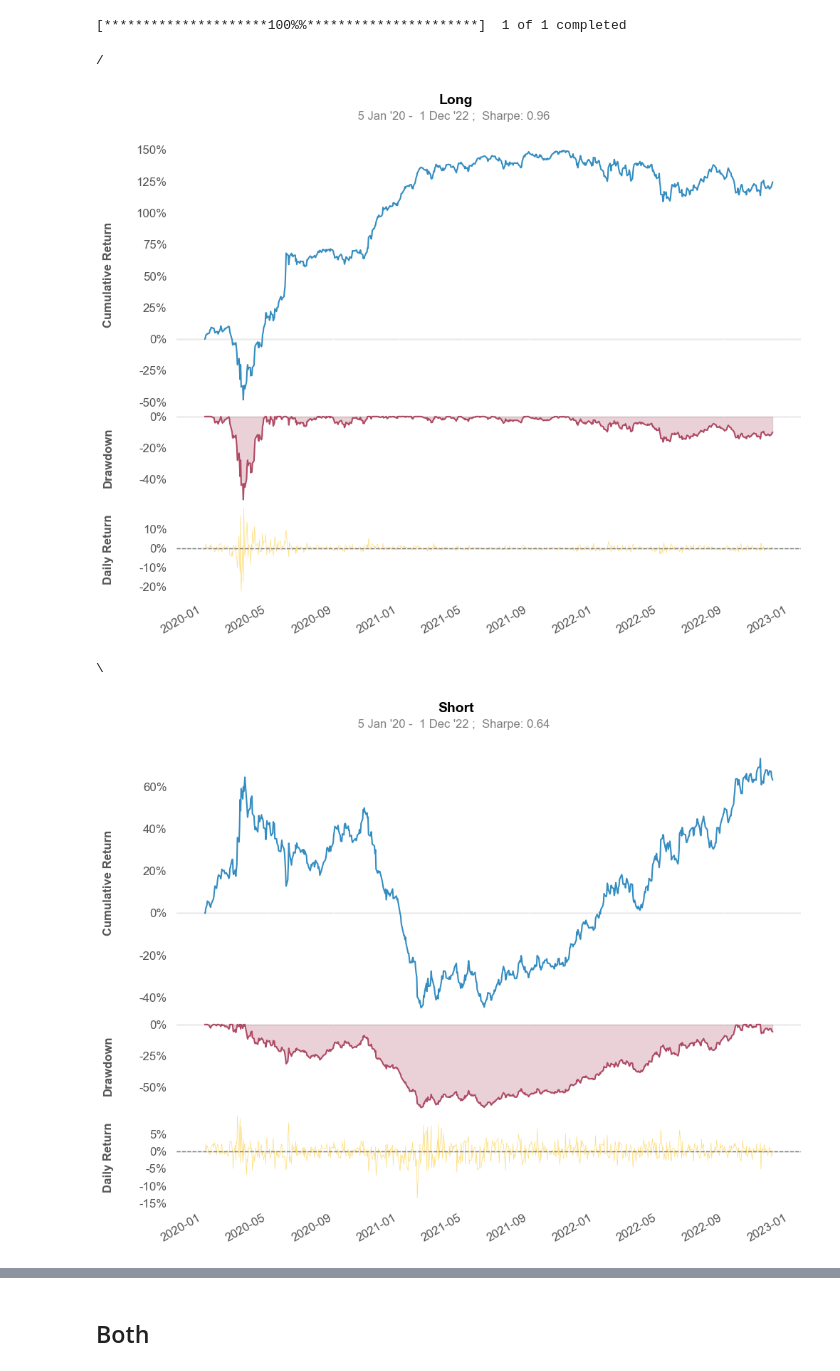
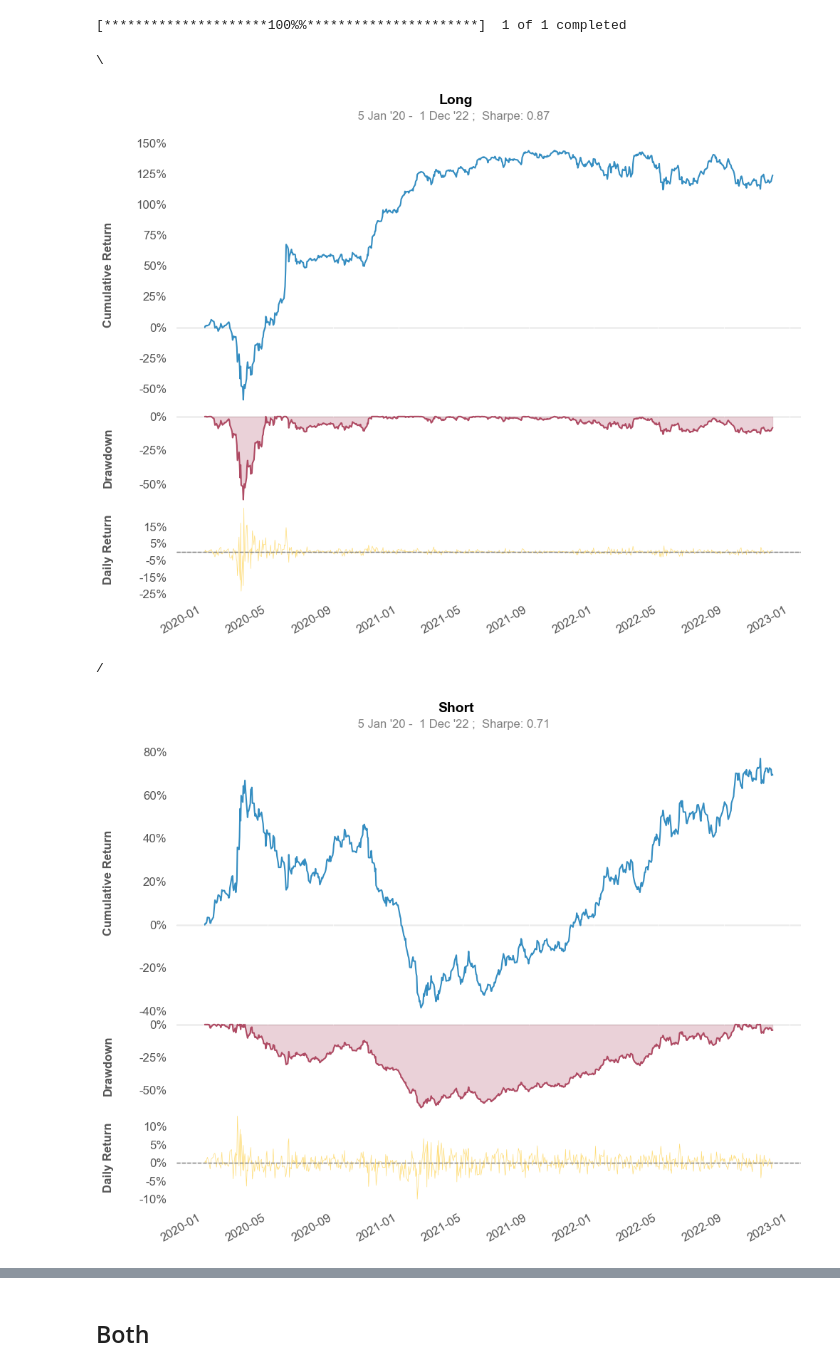
Before and after one commit to jfan1256/algofacto, a Jupyter notebook: strategy/strategy_ml.ipynb, the cells around one changed output, grey strips where cells are left out. Saved outputs shown, nothing was run; the diff lists cells and outputs as text; code cells hidden in the pictures.

```diff
--- a/strategy/strategy_ml.ipynb
+++ b/strategy/strategy_ml.ipynb
@@ -530,7 +569,7 @@ def sharpe_backtest(data, num_stocks):
 
     return period_returns
 # %%
-def port_opt(data, window_size, port_opt_func, option, file=None, factor_weights=None, factor_cols=None):
+def port_opt(data, window_size, port_opt_func, option, leverage, file=None, factor_weights=None, factor_cols=None):
     assert port_opt_func==ewp or port_opt_func==hrp or port_opt_func==mvp or port_opt_func==ivp or port_opt_func==mfl, 'Must use callable function ewp, hrp, mvp, ivp, or mfl'
     if port_opt_func==hrp or port_opt_func==mvp or port_opt_func==ivp or port_opt_func==mfl:
         assert window_size>0, 'Window size must be greater than 0 if using hrp, mvp, ivp, or mfl'
@@ -571,7 +610,7 @@ def port_opt(data, window_size, port_opt_func, option, file=None, factor_weights
         if option == 'long':
             # Get long returns
             long_returns = pd.DataFrame(data['longRet'].tolist())
-            long_weights = port_opt_func(long_returns, None, None)
+            long_weights = port_opt_func(long_returns, None, None, leverage)
 
             # Calculate equal-weights and sum up to get total strategy return
             long_weights = np.tile(long_weights, (len(long_returns), 1))
@@ -579,7 +618,7 @@ def port_opt(data, window_size, port_opt_func, option, file=None, factor_weights
         elif option == 'short':
             # Get short returns
             short_returns = -1 *pd.DataFrame(data['shortRet'].tolist())
-            short_weights = port_opt_func(short_returns, None, None)
+            short_weights = port_opt_func(short_returns, None, None, leverage)
 
             # Calculate equal-weights and sum up to get total strategy return
             short_weights = np.tile(short_weights, (len(short_returns), 1))
@@ -587,12 +626,12 @@ def port_opt(data, window_size, port_opt_func, option, file=None, factor_weights
         elif option == 'both':
             # Get long returns
             long_returns = pd.DataFrame(data['longRet'].tolist())
-            long_weights = port_opt_func(long_returns, None, None)
+            long_weights = port_opt_func(long_returns, None, None, leverage)
             long_weights = np.tile(long_weights, (len(long_returns), 1))
 
             # Get short returns
             short_returns = -1 * pd.DataFrame(data['shortRet'].tolist())
-            short_weights = port_opt_func(short_returns, None, None)
+            short_weights = port_opt_func(short_returns, None, None, leverage)
             short_weights = np.tile(short_weights, (len(short_returns), 1))
 
             # Calculate equal-weights and sum up to get total strategy return
@@ -656,7 +695,7 @@ def port_opt(data, window_size, port_opt_func, option, file=None, factor_weights
 # %% [markdown]
 # Read in Results
 # %%
-trial = 'lightGBM_trial_76'
+trial = 'lightGBM_trial_77'
 # trial = 'catboost_trial_1'
 files = read_result(trial, 'metrics')
 # %% [output]
@@ -684,7 +723,7 @@ for i, row in files.iterrows():
     tic = tic.reset_index().set_index(['window', 'ticker', 'date'])
     tic = tic.drop('permno', axis=1)
     pred = sharpe_backtest(tic, num_stocks=100)
-    equal_weight = port_opt(data=pred, window_size=21, port_opt_func=ewp, option='both')
+    equal_weight = port_opt(data=pred, window_size=21, port_opt_func=ewp, option='both', leverage=1)
     stock = equal_weight['totalRet']
     sharpe = qs.stats.sharpe(stock)
     print('-' * 60)
@@ -823,22 +843,22 @@ spy = spy_return['spyRet']
 [*********************100%%**********************]  1 of 1 completed
 # %%
 data = pred_return.copy(deep=True)
-pred_return_opt = port_opt(data=data, window_size=21, port_opt_func=ewp, option='long')
+pred_return_opt = port_opt(data=data, window_size=21, port_opt_func=ewp, option='long', leverage=1)
 long = pred_return_opt['totalRet']
 # qs.reports.metrics(mode='basic', returns=stock, benchmark=spy, title='Long', fig_size=(10, 10))
 qs.plots.snapshot(mode='basic', returns=long, benchmark=spy, title='Long', fig_size=(10, 10))
 # %% [output]
-/
+\
-[figure, old version]
+[figure, new version]
 # %%
 data = pred_return.copy(deep=True)
-pred_return_opt = port_opt(data=data, window_size=21, port_opt_func=ewp, option='short')
+pred_return_opt = port_opt(data=data, window_size=21, port_opt_func=ewp, option='short', leverage=1)
 short = pred_return_opt['totalRet']
 # qs.reports.metrics(mode='basic', returns=stock, benchmark=spy, title='Short', fig_size=(10, 10))
 qs.plots.snapshot(mode='basic', returns=short, benchmark=spy, title='Short', fig_size=(10, 10))
 # %% [output]
-\
+/
-[figure, old version]
+[figure, new version]
 # %%
 long.corr(short)
 # %% [output]
```
Also changed, not shown: parts of 23 cells of this notebook, 4 other files.
